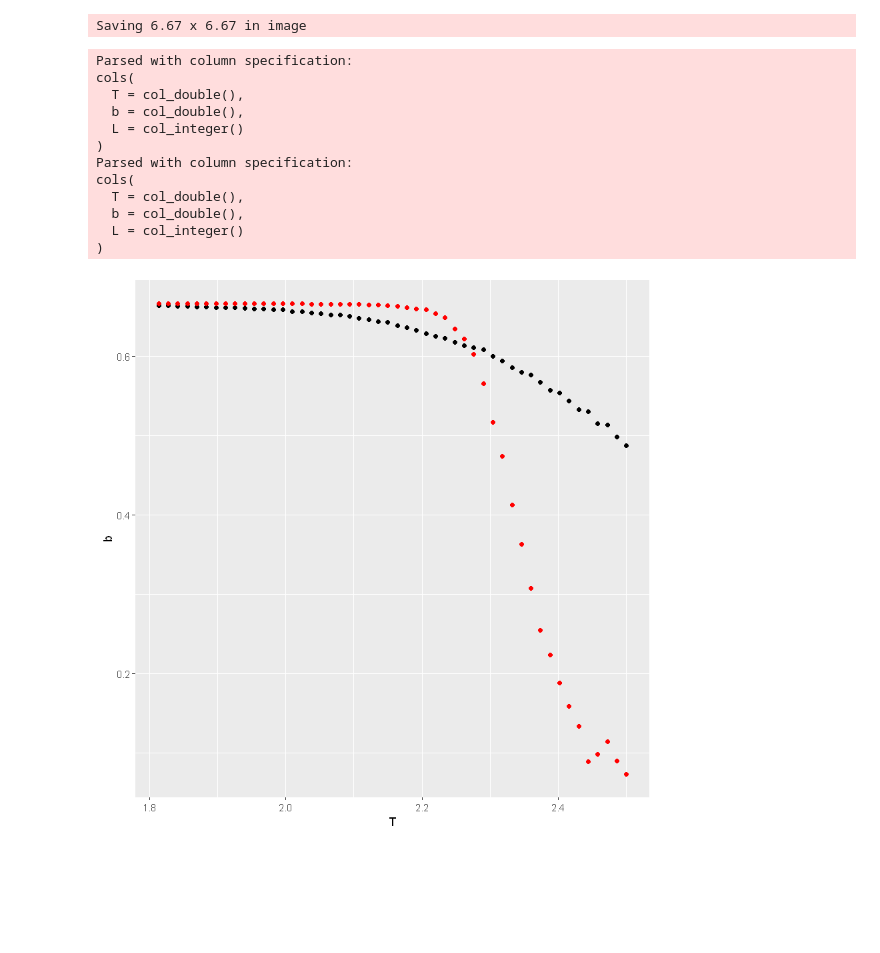
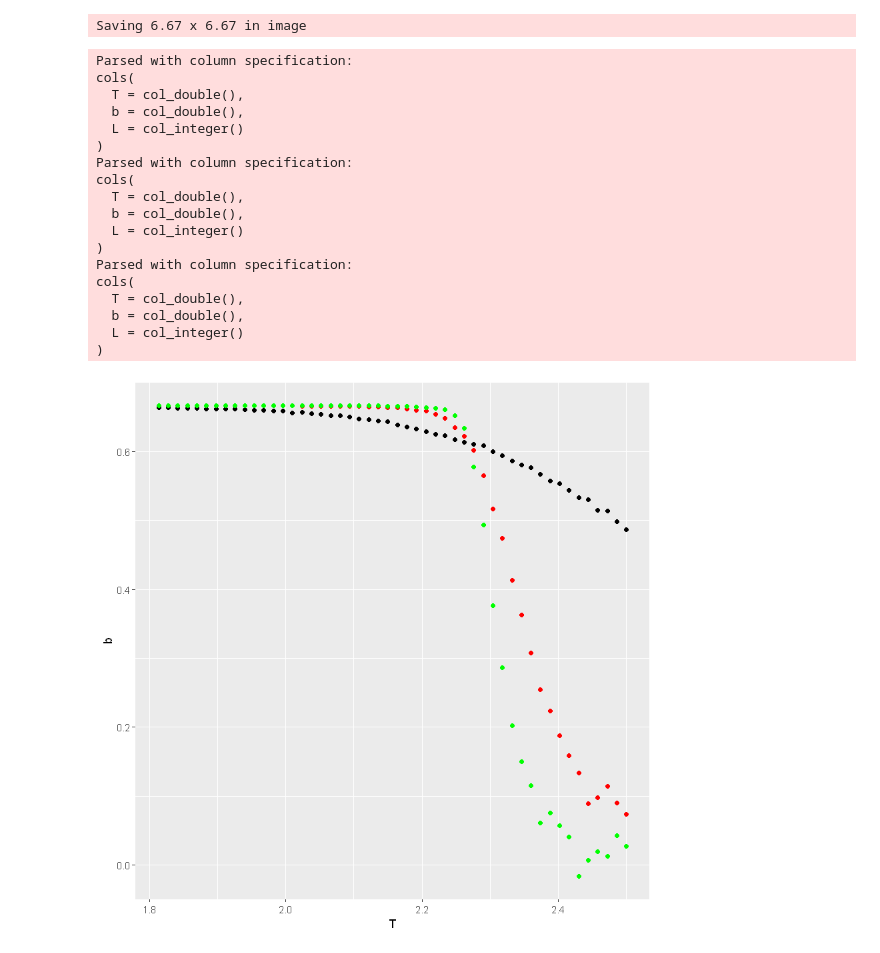
Before and after one commit to Squaess/StatisticalPhysics, a Jupyter notebook: ising_model/v2/magnetization.ipynb, the cells around one changed output. Saved outputs shown, nothing was run; the diff lists cells and outputs as text; code cells hidden in the pictures; blank space fills up the shorter version.

```diff
--- a/ising_model/v2/magnetization.ipynb
+++ b/ising_model/v2/magnetization.ipynb
@@ -139,19 +153,28 @@ Saving 6.67 x 6.67 in image
 # %%
 bind10 <- read_csv("binder10.csv")
 bind50 <- read_csv("binder50.csv")
+bind100 <- read_csv("binder100.csv")
+
 ggplot() + geom_point(data = bind10, aes(T, b)) +
-geom_point(data = bind50, aes(T, b), color="red")
+geom_point(data = bind50, aes(T, b), color="red") +
+geom_point(data = bind100, aes(T, b), color="green")
 # %% [output]
 Parsed with column specification:
 cols(
   T = col_double(),
   b = col_double(),
   L = col_integer()
 )
 Parsed with column specification:
 cols(
   T = col_double(),
   b = col_double(),
   L = col_integer()
 )
+Parsed with column specification:
+cols(
+  T = col_double(),
+  b = col_double(),
+  L = col_integer()
+)
-[figure, old version]
+[figure, new version]
```
Also changed, not shown: parts of 1 cell of this notebook, 23 other files.
